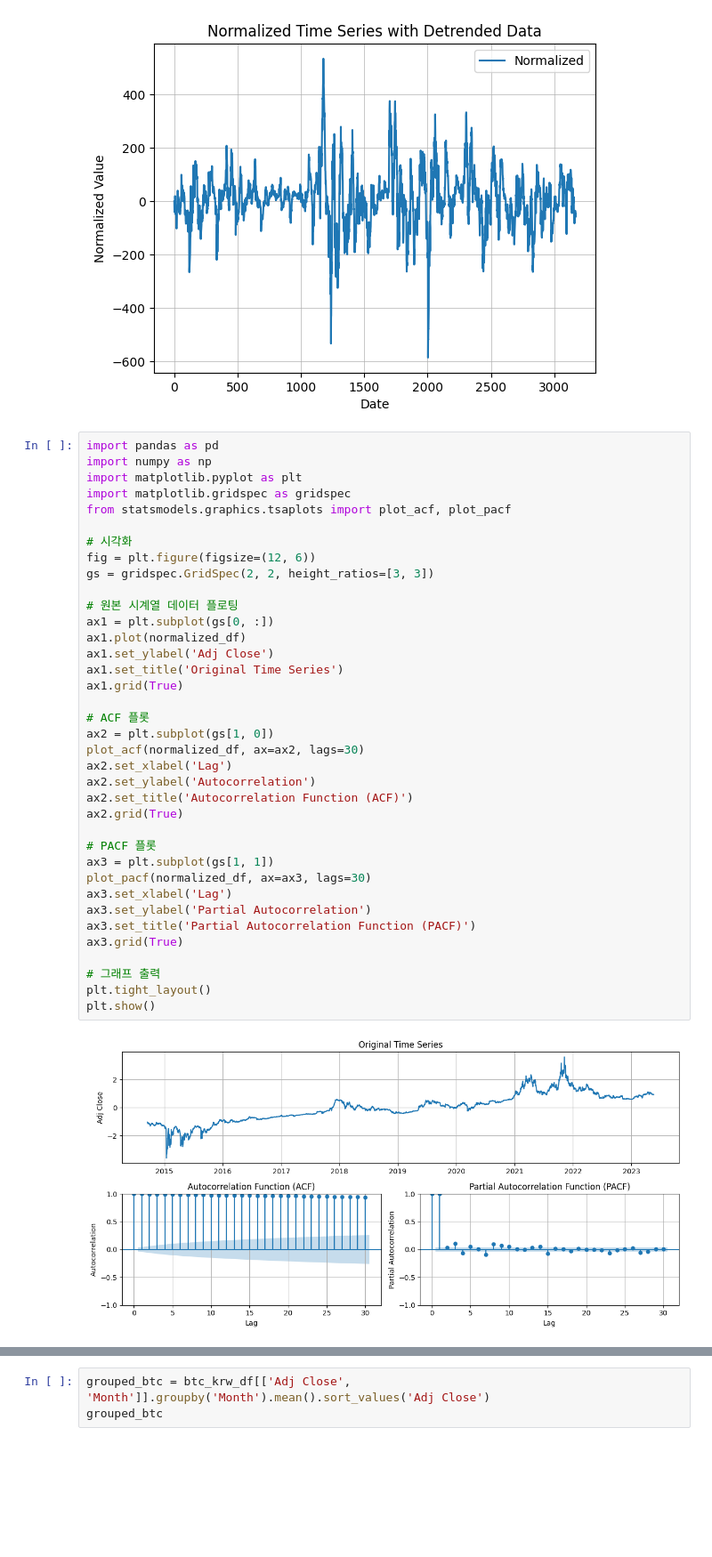
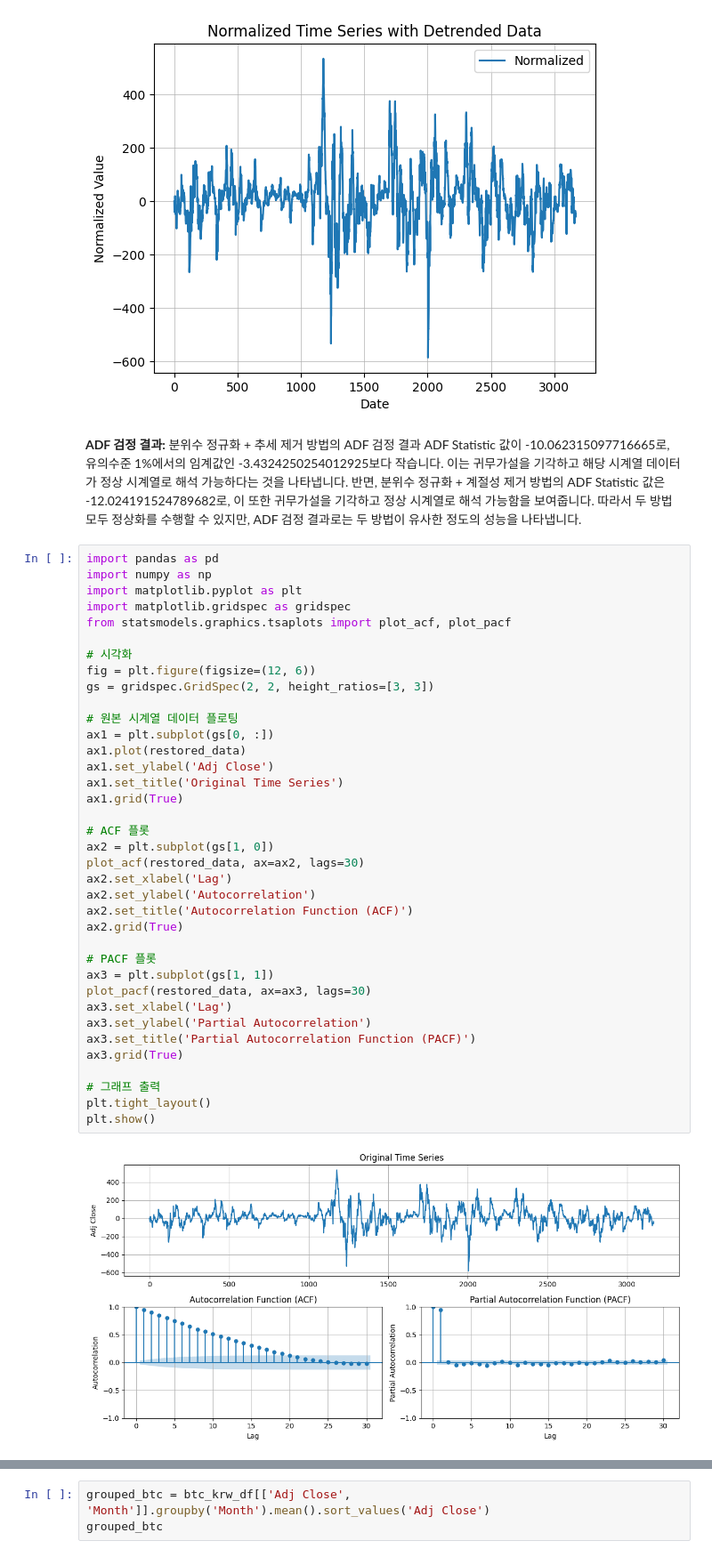
Before and after one commit to young1ll/time-series-da, a Jupyter notebook: upbitAnalyzer_data_analysis_report.ipynb, the cells around one changed output, grey strips where cells are left out. Shown at 89% size. Cells and saved outputs as stored; diff of their text form; blank space fills up the shorter version.

```diff
--- a/upbitAnalyzer_data_analysis_report.ipynb
+++ b/upbitAnalyzer_data_analysis_report.ipynb
@@ -1045,6 +1302,8 @@ Critical Values:
   5%: -2.862456818784834
   10%: -2.567258043948983
 [figure]
+# %% [markdown]
+**ADF 검정 결과:** 분위수 정규화 + 추세 제거 방법의 ADF 검정 결과 ADF Statistic 값이 -10.062315097716665로, 유의수준 1%에서의 임계값인 -3.4324250254012925보다 작습니다. 이는 귀무가설을 기각하고 해당 시계열 데이터가 정상 시계열로 해석 가능하다는 것을 나타냅니다. 반면, 분위수 정규화 + 계절성 제거 방법의 ADF Statistic 값은 -12.024191524789682로, 이 또한 귀무가설을 기각하고 정상 시계열로 해석 가능함을 보여줍니다. 따라서 두 방법 모두 정상화를 수행할 수 있지만, ADF 검정 결과로는 두 방법이 유사한 정도의 성능을 나타냅니다.
 # %%
 import pandas as pd
 import numpy as np
@@ -1053,34 +1312,34 @@ import matplotlib.gridspec as gridspec
 from statsmodels.graphics.tsaplots import plot_acf, plot_pacf
 
 # 시각화
 fig = plt.figure(figsize=(12, 6))
 gs = gridspec.GridSpec(2, 2, height_ratios=[3, 3])
 
 # 원본 시계열 데이터 플로팅
 ax1 = plt.subplot(gs[0, :])
-ax1.plot(normalized_df)
+ax1.plot(restored_data)
 ax1.set_ylabel('Adj Close')
 ax1.set_title('Original Time Series')
 ax1.grid(True)
 
 # ACF 플롯
 ax2 = plt.subplot(gs[1, 0])
-plot_acf(normalized_df, ax=ax2, lags=30)
+plot_acf(restored_data, ax=ax2, lags=30)
 ax2.set_xlabel('Lag')
 ax2.set_ylabel('Autocorrelation')
 ax2.set_title('Autocorrelation Function (ACF)')
 ax2.grid(True)
 
 # PACF 플롯
 ax3 = plt.subplot(gs[1, 1])
-plot_pacf(normalized_df, ax=ax3, lags=30)
+plot_pacf(restored_data, ax=ax3, lags=30)
 ax3.set_xlabel('Lag')
 ax3.set_ylabel('Partial Autocorrelation')
 ax3.set_title('Partial Autocorrelation Function (PACF)')
 ax3.grid(True)
 
 # 그래프 출력
 plt.tight_layout()
 plt.show()
 # %% [output]
-[figure, old version]
+[figure, new version]
```
Also changed, not shown: parts of 28 cells of this notebook.
